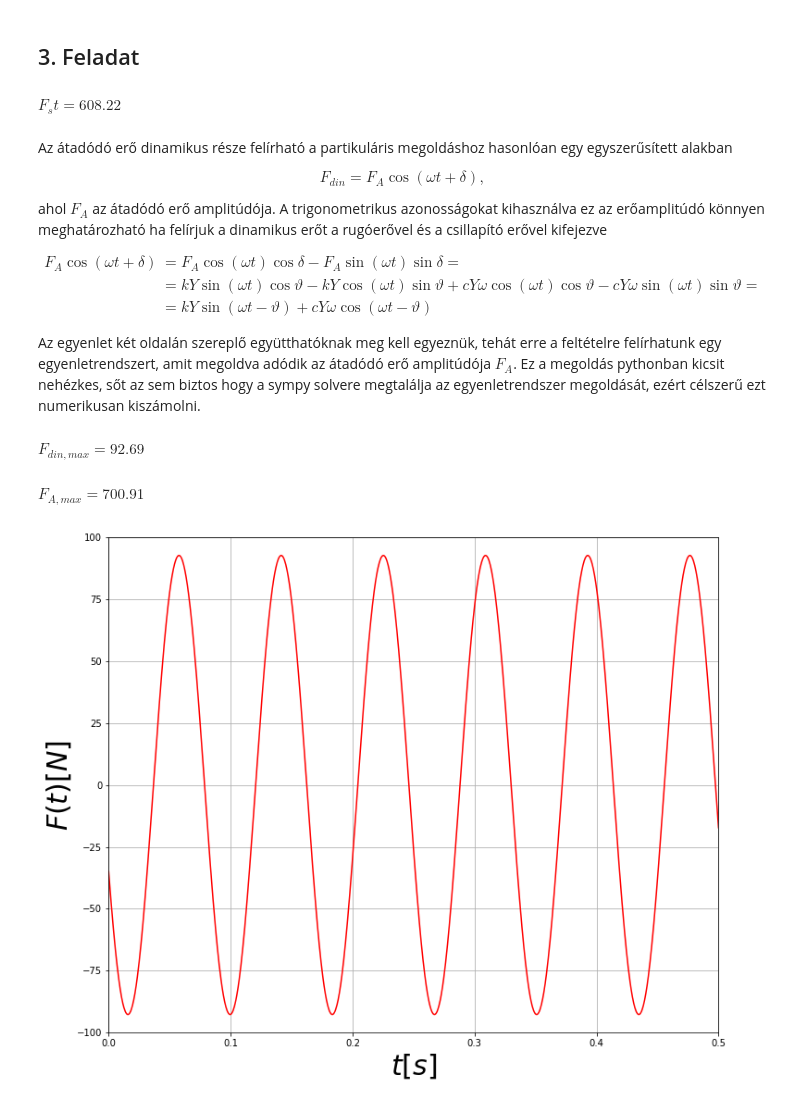
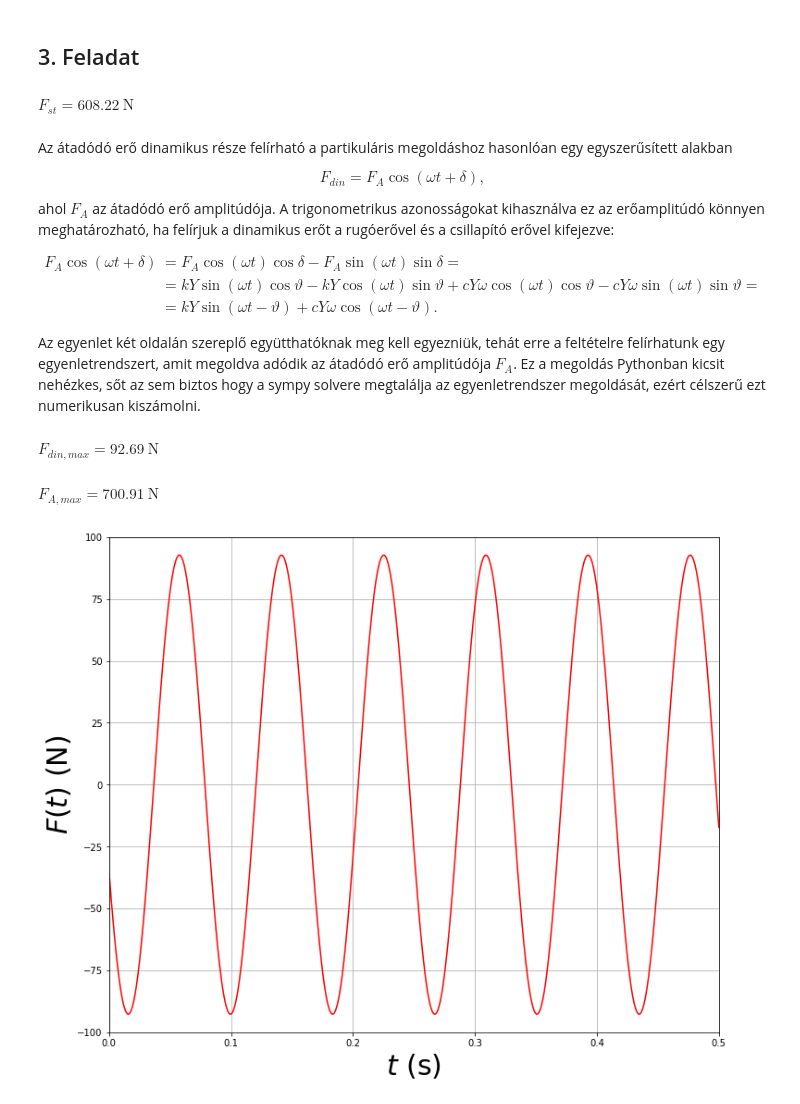
Before and after one commit to barnabaspiri/RezgestanPython, a Jupyter notebook: kilencedik_het/gyak_9.ipynb, the cells around one changed output. Drawn from its saved outputs; the diff is of its cells as text; code cells hidden in the pictures.

```diff
--- a/kilencedik_het/gyak_9.ipynb
+++ b/kilencedik_het/gyak_9.ipynb
@@ -210,30 +197,28 @@ $\displaystyle y_p(t) = 0.00347 \sin{\left(75 t - 3.1128 \right)}$
 # %% [markdown]
 ## 3. Feladat
 # %%
-## Az alapra átadódó erő egy statikus (rugó) és egy dinamikus (rugó + csillapítás) tagból adódik össze
+## Az alapra átadódó erő egy statikus (rugó) és egy dinamikus (rugó + csillapítás) tagból adódik össze.
 
-# A statikus tag a gravitációs erővel egyezik meg
-F_st = g*(m+4*m0)
+# A statikus tag a gravitációs erővel egyezik meg:
+F_st = g * (m + 4*m0)
 F_st_num = F_st.subs(adatok)
-display(Math('F_st = {}'.format(sp.latex(F_st_num))))
-
-# [N]
+display(Math('F_{{st}} = {}\\ \\text{{N}}'.format(sp.latex(F_st_num))))
 # %% [output]
-$\displaystyle F_st = 608.22$
+$\displaystyle F_{st} = 608.22\ \text{N}$
 # %% [markdown]
 Az átadódó erő dinamikus része felírható a partikuláris megoldáshoz hasonlóan egy egyszerűsített alakban
 
 $$F_{din} = F_A\cos(\omega t +\delta),$$
 
-ahol $F_A$ az átadódó erő amplitúdója. A trigonometrikus azonosságokat kihasználva ez az erőamplitúdó könnyen meghatározható ha felírjuk a dinamikus erőt a rugóerővel és a csillapító erővel kifejezve
+ahol $F_A$ az átadódó erő amplitúdója. A trigonometrikus azonosságokat kihasználva ez az erőamplitúdó könnyen meghatározható, ha felírjuk a dinamikus erőt a rugóerővel és a csillapító erővel kifejezve:
 
 \begin{split}
 F_A\cos(\omega t +\delta) &= F_A\cos(\omega t) \cos\delta-F_A\sin(\omega t) \sin\delta=\\
 &= kY\sin(\omega t)\cos\vartheta-kY\cos(\omega t)\sin\vartheta + cY\omega\cos(\omega t)\cos\vartheta-cY\omega\sin(\omega t)\sin\vartheta=\\
-&=kY\sin(\omega t-\vartheta)+cY\omega\cos(\omega t-\vartheta)
+&=kY\sin(\omega t-\vartheta)+cY\omega\cos(\omega t-\vartheta).
 \end{split}
 
-Az egyenlet két oldalán szereplő együtthatóknak meg kell egyeznük, tehát erre a feltételre felírhatunk egy egyenletrendszert, amit megoldva adódik az átadódó erő amplitúdója $F_A$. Ez a megoldás pythonban kicsit nehézkes, sőt az sem biztos hogy a sympy solvere megtalálja az egyenletrendszer megoldását, ezért célszerű ezt numerikusan kiszámolni.
+Az egyenlet két oldalán szereplő együtthatóknak meg kell egyezniük, tehát erre a feltételre felírhatunk egy egyenletrendszert, amit megoldva adódik az átadódó erő amplitúdója $F_A$. Ez a megoldás Pythonban kicsit nehézkes, sőt az sem biztos hogy a sympy solvere megtalálja az egyenletrendszer megoldását, ezért célszerű ezt numerikusan kiszámolni.
 # %%
 import numpy as np
 
@@ -244,7 +229,7 @@ F_r = k*y_p_num
 F_c = c*y_p_num.diff(t)
 
 # A dinamikus tag
-F_din = F_r+F_c
+F_din = F_r + F_c
 
 ### dinamikus erőtag értékeinek előállítása az idő függvényében
 t_val = np.linspace(0,0.5,1000) # lista létrehozása a [0 ; 0,5] intervallum 1000 részre való bontásával
@@ -255,40 +240,38 @@ for i in range(len(t_val)):
 
 # Erőmaximum megkeresése
 F_din_max = np.around(max(F_din_val),decimals=2) # két tizedesre kerekítve
-display(Math('F_{{din,max}} = {}'.format(sp.latex(F_din_max))))
+display(Math('F_{{din,max}} = {}\\ \\text{{N}}'.format(sp.latex(F_din_max))))
 
-# A dinamiks taghoz még hozzá kell adni a statikus tagot
+# A dinamikus taghoz még hozzá kell adni a statikus tagot
 F_A_max = F_din_max+F_st_num
-display(Math('F_{{A,max}} = {}'.format(sp.latex(F_A_max))))
-
-# [N]
+display(Math('F_{{A,max}} = {}\\ \\text{{N}}'.format(sp.latex(F_A_max))))
 # %% [output]
-$\displaystyle F_{din,max} = 92.69$
+$\displaystyle F_{din,max} = 92.69\ \text{N}$
-$\displaystyle F_{A,max} = 700.91$
+$\displaystyle F_{A,max} = 700.91\ \text{N}$
 # %%
 import matplotlib.pyplot as plt
 
 ### Ellenőrzésképp érdemes ábrázolni a diamikus erőt
 # rajzterület létrehozása
 plt.figure(figsize=(30/2.54,25/2.54))
 
 # függvény kirajzolása az x és y kordináta értékeket tartalmazó listák megadásásval
 plt.plot(t_val,F_din_val,color='r',label=r'num_sim')
 
 # tengelyek
 axes = plt.gca()
-axes.set_xlim([0,t_val[-1]])
+axes.set_xlim([0,t_val[-1]]) # `-1`: utolsó eleme a listának, `-2`: utolsó előtti, stb..
 axes.set_ylim([-100, 100])
 
 # rácsozás
 plt.grid()
 
 # tengelyfeliratozás
-plt.xlabel(r'$ t [s] $',fontsize=30)
-plt.ylabel(r'$ F(t) [N] $',fontsize=30)
+plt.xlabel(r'$ t\ (\mathrm{s}) $',fontsize=30)
+plt.ylabel(r'$ F(t)\ (\mathrm{N}) $',fontsize=30)
 
 plt.show()
 # %% [output]
-[figure, old version]
+[figure, new version]
 # %% [markdown]
 Készítette:
```
Also changed, not shown: parts of 15 cells of this notebook, 7 other files.
